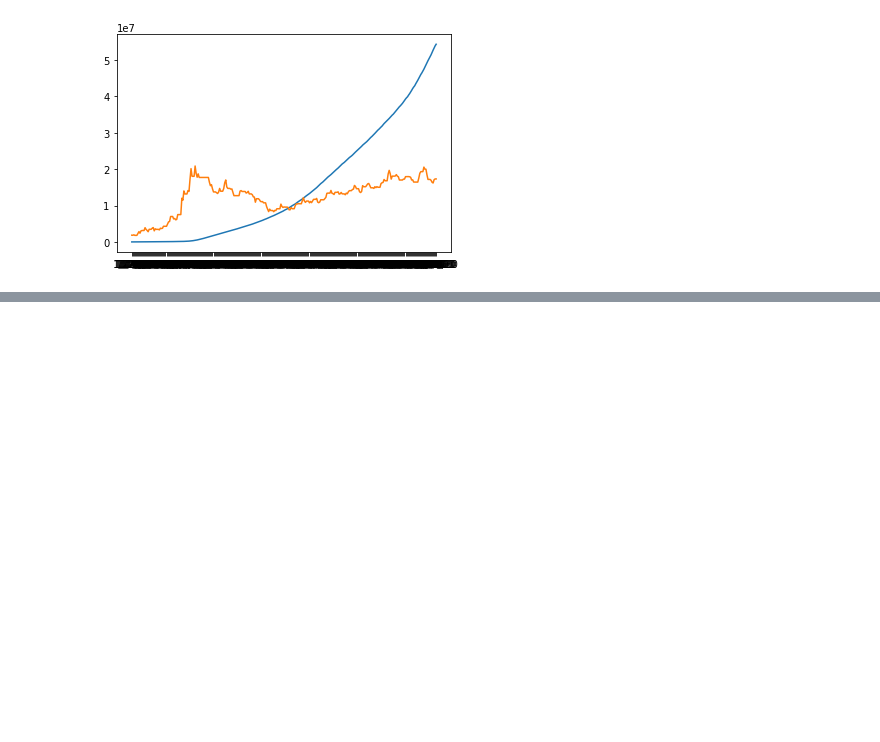
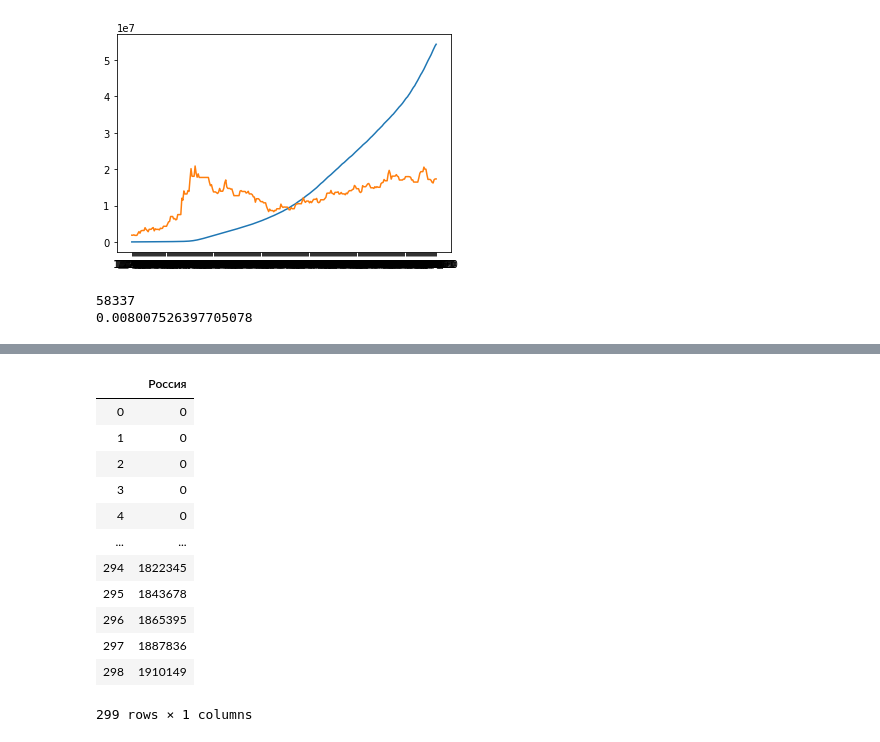
Before and after one commit to MaximNosko/KKR, a Jupyter notebook: KKR.ipynb, the cells around one changed output, grey strips where cells are left out. Saved outputs shown, nothing was run; the diff lists cells and outputs as text; code cells hidden in the pictures; blank space fills up the shorter version.

```diff
--- a/KKR.ipynb
+++ b/KKR.ipynb
@@ -303,0 +309,12 @@ plt.plot(t.index, t['Всего'],(t['Доллар США']-60)*1000000)
+# %%
+start=time.time()
+t.to_csv("1.csv")
+print(os.path.getsize("1.csv"))
+print(time.time()-start)
+# %% [output]
+58337
+0.008007526397705078
+# %%
+%%time
+pd.read_csv("1.csv")[["Россия"]]
+# %% [output]
@@ -303,0 +322,13 @@ plt.plot(t.index, t['Всего'],(t['Доллар США']-60)*1000000)
+|  | Россия |
+| 0 | 0 |
+| 1 | 0 |
+| 2 | 0 |
+| 3 | 0 |
+| 4 | 0 |
+| ... | ... |
+| 294 | 1822345 |
+| 295 | 1843678 |
+| 296 | 1865395 |
+| 297 | 1887836 |
+| 298 | 1910149 |
+299 rows × 1 columns
```
Also changed, not shown: parts of 11 cells of this notebook, 6 other files.
